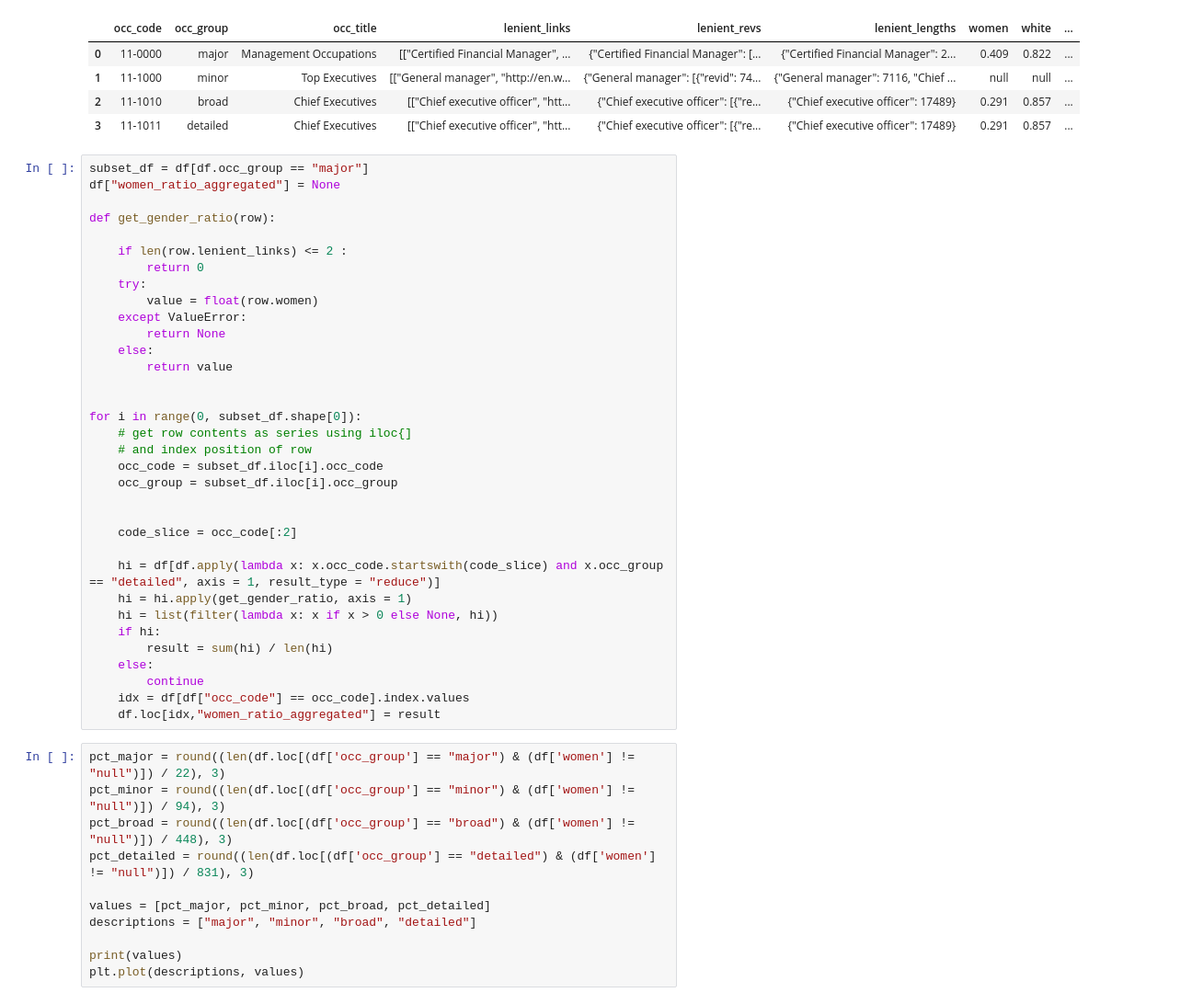
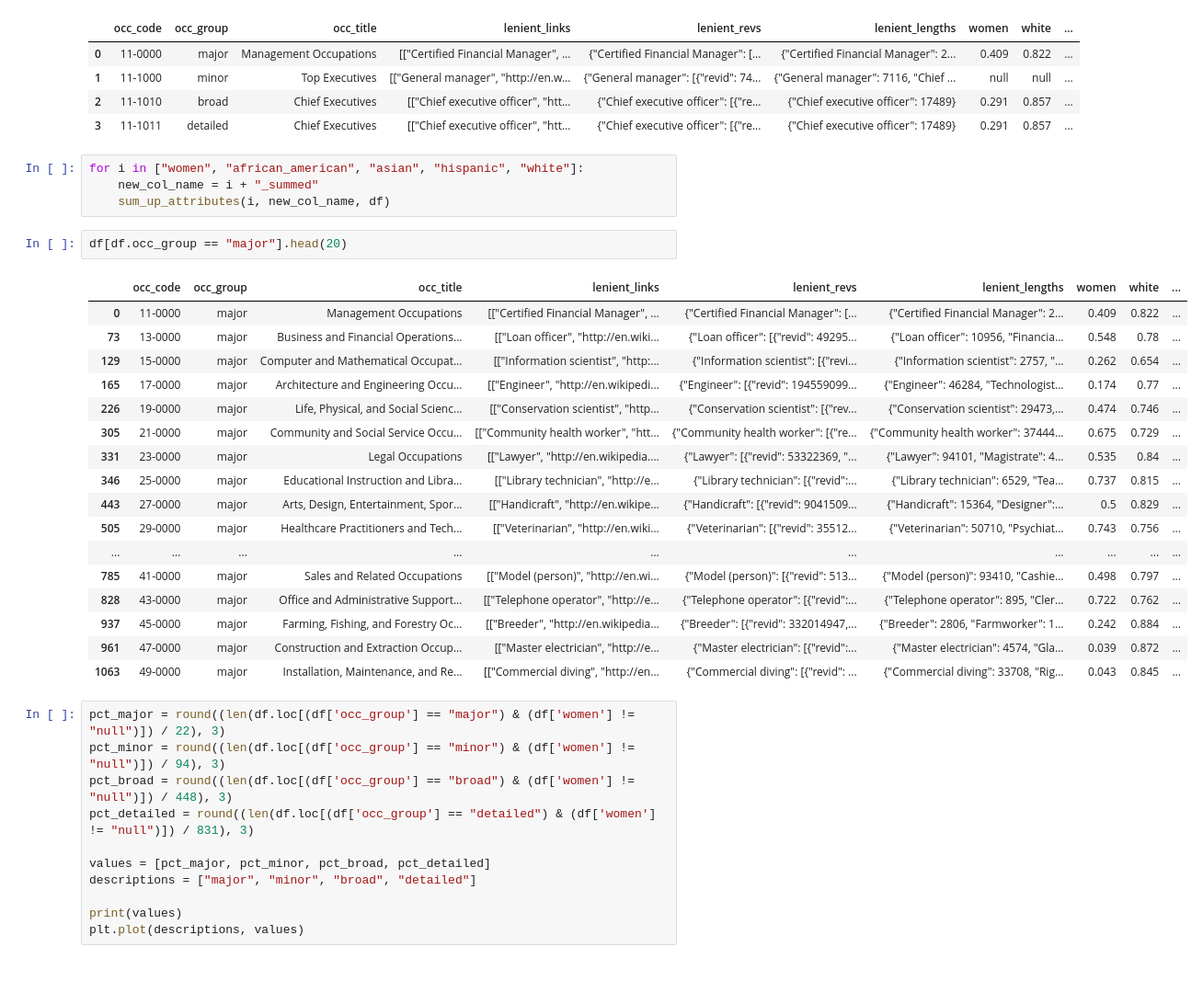
Before and after one commit to digital-scrappy/wikipedia-revisions, a Jupyter notebook: Analysis/gender_race_analysis.ipynb, the cells around one changed output. Shown: that part at 92% size. Saved outputs shown, nothing was run; the diff lists cells and outputs as text; blank space fills up the shorter version.

```diff
--- a/Analysis/gender_race_analysis.ipynb
+++ b/Analysis/gender_race_analysis.ipynb
@@ -23,40 +24,30 @@ The number of entries: 1395
 | 1 | 11-1000 | minor | Top Executives | [["General manager", "http://en.w... | {"General manager": [{"revid": 74... | {"General manager": 7116, "Chief ... | null | null | ... |
 | 2 | 11-1010 | broad | Chief Executives | [["Chief executive officer", "htt... | {"Chief executive officer": [{"re... | {"Chief executive officer": 17489} | 0.291 | 0.857 | ... |
 | 3 | 11-1011 | detailed | Chief Executives | [["Chief executive officer", "htt... | {"Chief executive officer": [{"re... | {"Chief executive officer": 17489} | 0.291 | 0.857 | ... |
-# %%
-subset_df = df[df.occ_group == "major"]
-df["women_ratio_aggregated"] = None
-
-def get_gender_ratio(row):
-
-    if len(row.lenient_links) <= 2 :
-        return 0
-    try:
-        value = float(row.women)
-    except ValueError:
-        return None
-    else:
-        return value
-
-
-for i in range(0, subset_df.shape[0]):
-    # get row contents as series using iloc{]
-    # and index position of row
-    occ_code = subset_df.iloc[i].occ_code
-    occ_group = subset_df.iloc[i].occ_group
-
-
-    code_slice = occ_code[:2]
-
-    hi = df[df.apply(lambda x: x.occ_code.startswith(code_slice) and x.occ_group == "detailed", axis = 1, result_type = "reduce")]
-    hi = hi.apply(get_gender_ratio, axis = 1)
-    hi = list(filter(lambda x: x if x > 0 else None, hi))
-    if hi:
-        result = sum(hi) / len(hi)
-    else:
-        continue
-    idx = df[df["occ_code"] == occ_code].index.values
-    df.loc[idx,"women_ratio_aggregated"] = result
+# %%
+for i in ["women", "african_american", "asian", "hispanic", "white"]:
+    new_col_name = i + "_summed"
+    sum_up_attributes(i, new_col_name, df)
+# %%
+df[df.occ_group == "major"].head(20)
+# %% [output]
+|  | occ_code | occ_group | occ_title | lenient_links | lenient_revs | lenient_lengths | women | white | ... |
+| 0 | 11-0000 | major | Management Occupations | [["Certified Financial Manager", ... | {"Certified Financial Manager": [... | {"Certified Financial Manager": 2... | 0.409 | 0.822 | ... |
+| 73 | 13-0000 | major | Business and Financial Operations... | [["Loan officer", "http://en.wiki... | {"Loan officer": [{"revid": 49295... | {"Loan officer": 10956, "Financia... | 0.548 | 0.78 | ... |
+| 129 | 15-0000 | major | Computer and Mathematical Occupat... | [["Information scientist", "http:... | {"Information scientist": [{"revi... | {"Information scientist": 2757, "... | 0.262 | 0.654 | ... |
+| 165 | 17-0000 | major | Architecture and Engineering Occu... | [["Engineer", "http://en.wikipedi... | {"Engineer": [{"revid": 194559099... | {"Engineer": 46284, "Technologist... | 0.174 | 0.77 | ... |
+| 226 | 19-0000 | major | Life, Physical, and Social Scienc... | [["Conservation scientist", "http... | {"Conservation scientist": [{"rev... | {"Conservation scientist": 29473,... | 0.474 | 0.746 | ... |
+| 305 | 21-0000 | major | Community and Social Service Occu... | [["Community health worker", "htt... | {"Community health worker": [{"re... | {"Community health worker": 37444... | 0.675 | 0.729 | ... |
+| 331 | 23-0000 | major | Legal Occupations | [["Lawyer", "http://en.wikipedia.... | {"Lawyer": [{"revid": 53322369, "... | {"Lawyer": 94101, "Magistrate": 4... | 0.535 | 0.84 | ... |
+| 346 | 25-0000 | major | Educational Instruction and Libra... | [["Library technician", "http://e... | {"Library technician": [{"revid":... | {"Library technician": 6529, "Tea... | 0.737 | 0.815 | ... |
+| 443 | 27-0000 | major | Arts, Design, Entertainment, Spor... | [["Handicraft", "http://en.wikipe... | {"Handicraft": [{"revid": 9041509... | {"Handicraft": 15364, "Designer":... | 0.5 | 0.829 | ... |
+| 505 | 29-0000 | major | Healthcare Practitioners and Tech... | [["Veterinarian", "http://en.wiki... | {"Veterinarian": [{"revid": 35512... | {"Veterinarian": 50710, "Psychiat... | 0.743 | 0.756 | ... |
+| ... | ... | ... | ... | ... | ... | ... | ... | ... | ... |
+| 785 | 41-0000 | major | Sales and Related Occupations | [["Model (person)", "http://en.wi... | {"Model (person)": [{"revid": 513... | {"Model (person)": 93410, "Cashie... | 0.498 | 0.797 | ... |
+| 828 | 43-0000 | major | Office and Administrative Support... | [["Telephone operator", "http://e... | {"Telephone operator": [{"revid":... | {"Telephone operator": 895, "Cler... | 0.722 | 0.762 | ... |
+| 937 | 45-0000 | major | Farming, Fishing, and Forestry Oc... | [["Breeder", "http://en.wikipedia... | {"Breeder": [{"revid": 332014947,... | {"Breeder": 2806, "Farmworker": 1... | 0.242 | 0.884 | ... |
+| 961 | 47-0000 | major | Construction and Extraction Occup... | [["Master electrician", "http://e... | {"Master electrician": [{"revid":... | {"Master electrician": 4574, "Gla... | 0.039 | 0.872 | ... |
+| 1063 | 49-0000 | major | Installation, Maintenance, and Re... | [["Commercial diving", "http://en... | {"Commercial diving": [{"revid": ... | {"Commercial diving": 33708, "Rig... | 0.043 | 0.845 | ... |
 # %%
 pct_major = round((len(df.loc[(df['occ_group'] == "major") & (df['women'] != "null")]) / 22), 3)
 pct_minor = round((len(df.loc[(df['occ_group'] == "minor") & (df['women'] != "null")]) / 94), 3)
```
Also changed, not shown: parts of 1 cell of this notebook, 1 other file.
